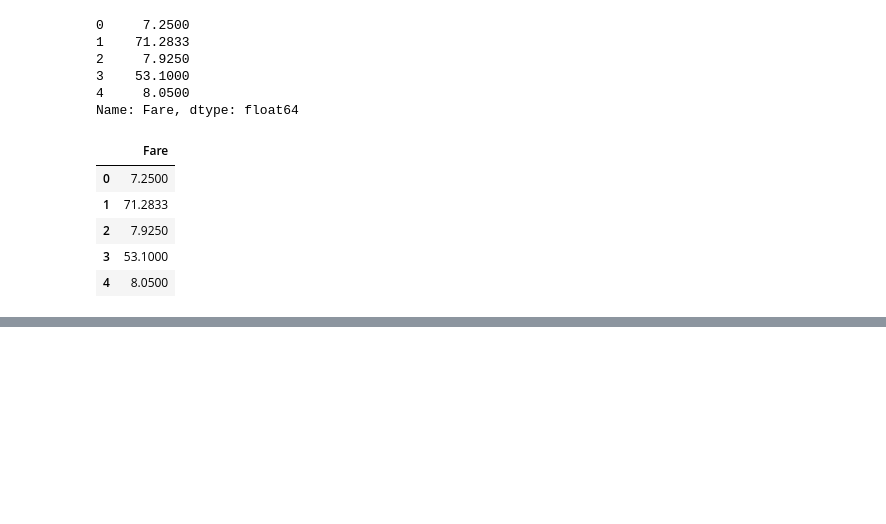
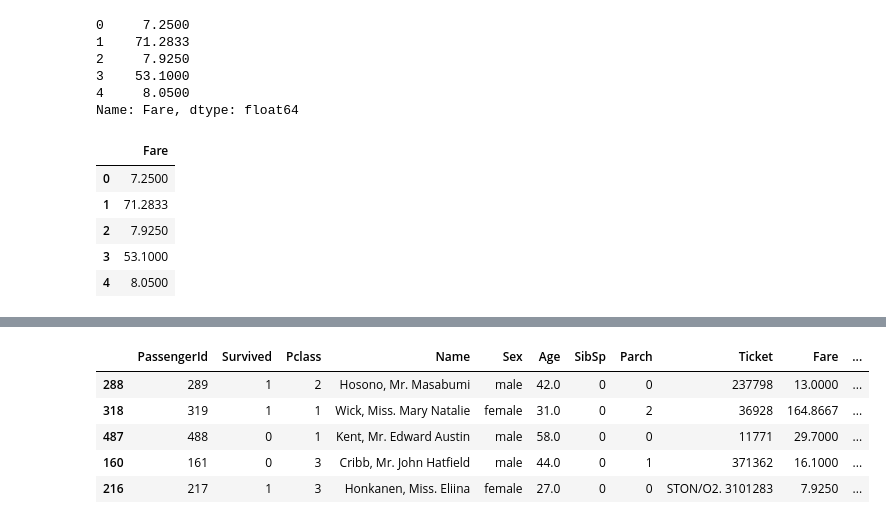
Before and after one commit to dhrruvchotai/CrystalData, a Jupyter notebook: notebooks/test_preprocess.ipynb, the cells around one changed output, grey strips where cells are left out. Saved outputs shown, nothing was run; the diff lists cells and outputs as text; code cells hidden in the pictures; blank space fills up the shorter version.

```diff
--- a/notebooks/test_preprocess.ipynb
+++ b/notebooks/test_preprocess.ipynb
@@ -213,0 +222,9 @@ titanic[['Fare']].head()
+# %%
+titanic.sample(5)
+# %% [output]
+|  | PassengerId | Survived | Pclass | Name | Sex | Age | SibSp | Parch | Ticket | Fare | ... |
+| 288 | 289 | 1 | 2 | Hosono, Mr. Masabumi | male | 42.0 | 0 | 0 | 237798 | 13.0000 | ... |
+| 318 | 319 | 1 | 1 | Wick, Miss. Mary Natalie | female | 31.0 | 0 | 2 | 36928 | 164.8667 | ... |
+| 487 | 488 | 0 | 1 | Kent, Mr. Edward Austin | male | 58.0 | 0 | 0 | 11771 | 29.7000 | ... |
+| 160 | 161 | 0 | 3 | Cribb, Mr. John Hatfield | male | 44.0 | 0 | 1 | 371362 | 16.1000 | ... |
+| 216 | 217 | 1 | 3 | Honkanen, Miss. Eliina | female | 27.0 | 0 | 0 | STON/O2. 3101283 | 7.9250 | ... |
```
Also changed, not shown: parts of 11 cells of this notebook, 2 other files.
